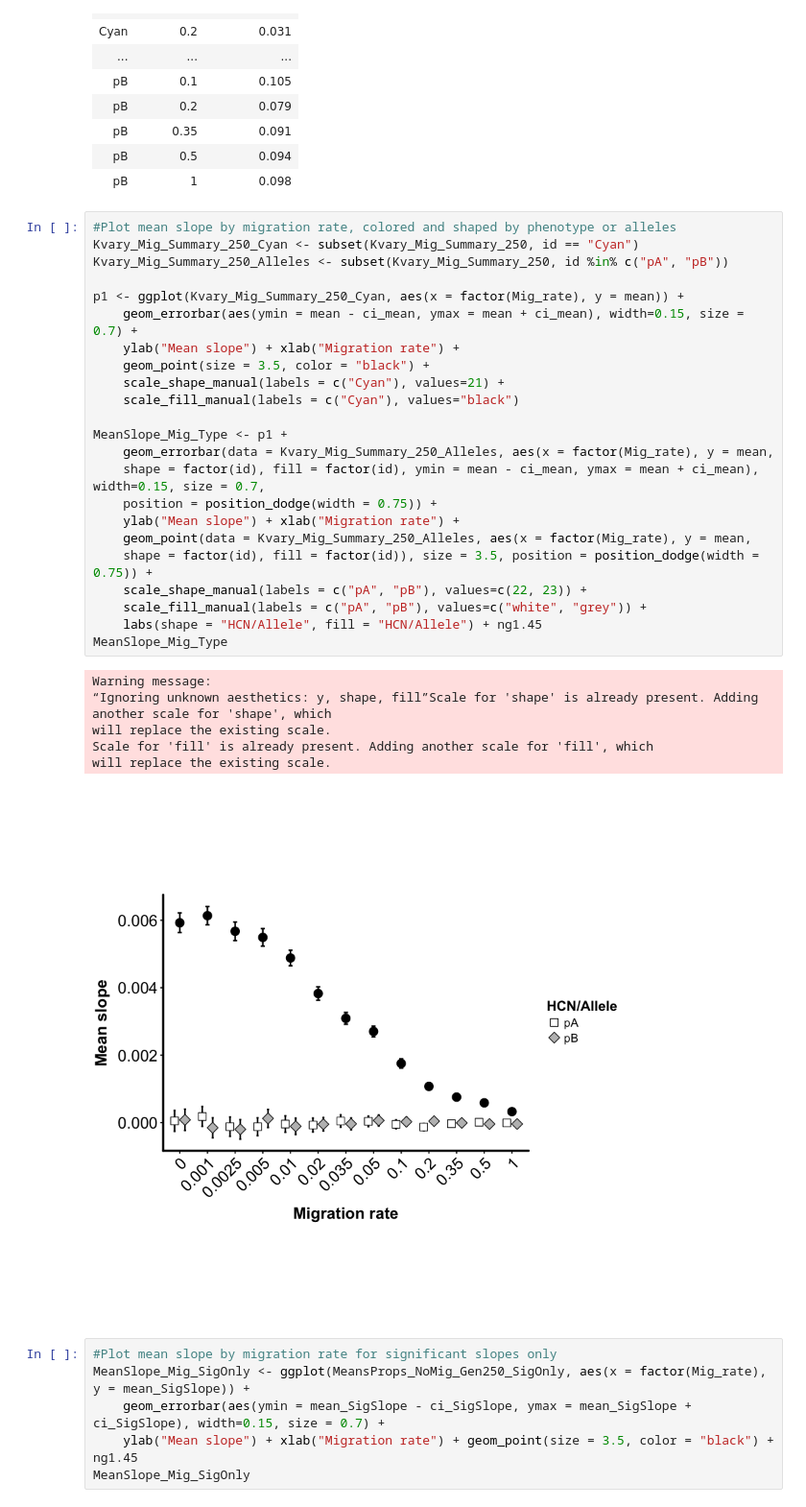
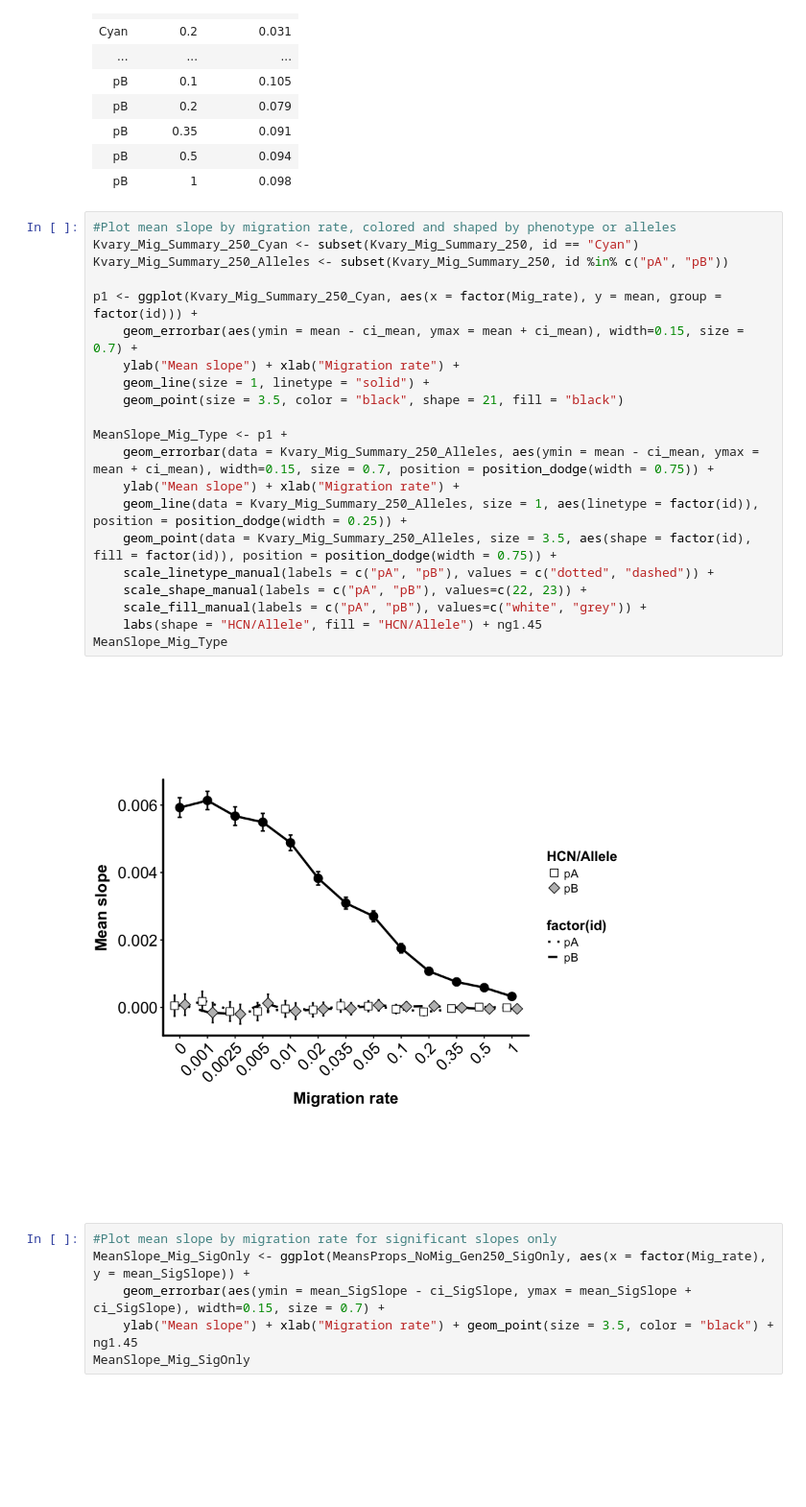
Before and after one commit to James-S-Santangelo/Simulating-Evolutionary-Clines-SEC-, a Jupyter notebook: SEC_Notebooks/R_Notebooks/allFill_Kvary.ipynb, the cells around one changed output. Shown at 96% size. Cells and saved outputs as stored; diff of their text form; blank space fills up the shorter version.

```diff
--- a/SEC_Notebooks/R_Notebooks/allFill_Kvary.ipynb
+++ b/SEC_Notebooks/R_Notebooks/allFill_Kvary.ipynb
@@ -303,33 +323,26 @@ Kvary_Mig_Summary_250[,c(1, 2, 15)]
 # %%
 #Plot mean slope by migration rate, colored and shaped by phenotype or alleles
 Kvary_Mig_Summary_250_Cyan <- subset(Kvary_Mig_Summary_250, id == "Cyan")
 Kvary_Mig_Summary_250_Alleles <- subset(Kvary_Mig_Summary_250, id %in% c("pA", "pB"))
 
-p1 <- ggplot(Kvary_Mig_Summary_250_Cyan, aes(x = factor(Mig_rate), y = mean)) +
+p1 <- ggplot(Kvary_Mig_Summary_250_Cyan, aes(x = factor(Mig_rate), y = mean, group = factor(id))) +
     geom_errorbar(aes(ymin = mean - ci_mean, ymax = mean + ci_mean), width=0.15, size = 0.7) +
     ylab("Mean slope") + xlab("Migration rate") +
-    geom_point(size = 3.5, color = "black") +
-    scale_shape_manual(labels = c("Cyan"), values=21) +
-    scale_fill_manual(labels = c("Cyan"), values="black")
+    geom_line(size = 1, linetype = "solid") +
+    geom_point(size = 3.5, color = "black", shape = 21, fill = "black")
 
 MeanSlope_Mig_Type <- p1 +
-    geom_errorbar(data = Kvary_Mig_Summary_250_Alleles, aes(x = factor(Mig_rate), y = mean,
-    shape = factor(id), fill = factor(id), ymin = mean - ci_mean, ymax = mean + ci_mean), width=0.15, size = 0.7,
-    position = position_dodge(width = 0.75)) +
+    geom_errorbar(data = Kvary_Mig_Summary_250_Alleles, aes(ymin = mean - ci_mean, ymax = mean + ci_mean), width=0.15, size = 0.7, position = position_dodge(width = 0.75)) +
     ylab("Mean slope") + xlab("Migration rate") +
-    geom_point(data = Kvary_Mig_Summary_250_Alleles, aes(x = factor(Mig_rate), y = mean,
-    shape = factor(id), fill = factor(id)), size = 3.5, position = position_dodge(width = 0.75)) +
+    geom_line(data = Kvary_Mig_Summary_250_Alleles, size = 1, aes(linetype = factor(id)), position = position_dodge(width = 0.25)) +
+    geom_point(data = Kvary_Mig_Summary_250_Alleles, size = 3.5, aes(shape = factor(id), fill = factor(id)), position = position_dodge(width = 0.75)) +
+    scale_linetype_manual(labels = c("pA", "pB"), values = c("dotted", "dashed")) +
     scale_shape_manual(labels = c("pA", "pB"), values=c(22, 23)) +
     scale_fill_manual(labels = c("pA", "pB"), values=c("white", "grey")) +
     labs(shape = "HCN/Allele", fill = "HCN/Allele") + ng1.45
 MeanSlope_Mig_Type
 # %% [output]
-Warning message:
-“Ignoring unknown aesthetics: y, shape, fill”Scale for 'shape' is already present. Adding another scale for 'shape', which
-will replace the existing scale.
-Scale for 'fill' is already present. Adding another scale for 'fill', which
-will replace the existing scale.
-[figure, old version]
+[figure, new version]
 # %%
 #Plot mean slope by migration rate for significant slopes only
 MeanSlope_Mig_SigOnly <- ggplot(MeansProps_NoMig_Gen250_SigOnly, aes(x = factor(Mig_rate), y = mean_SigSlope)) +
```
Also changed, not shown: parts of 11 cells of this notebook, 49 other files.
